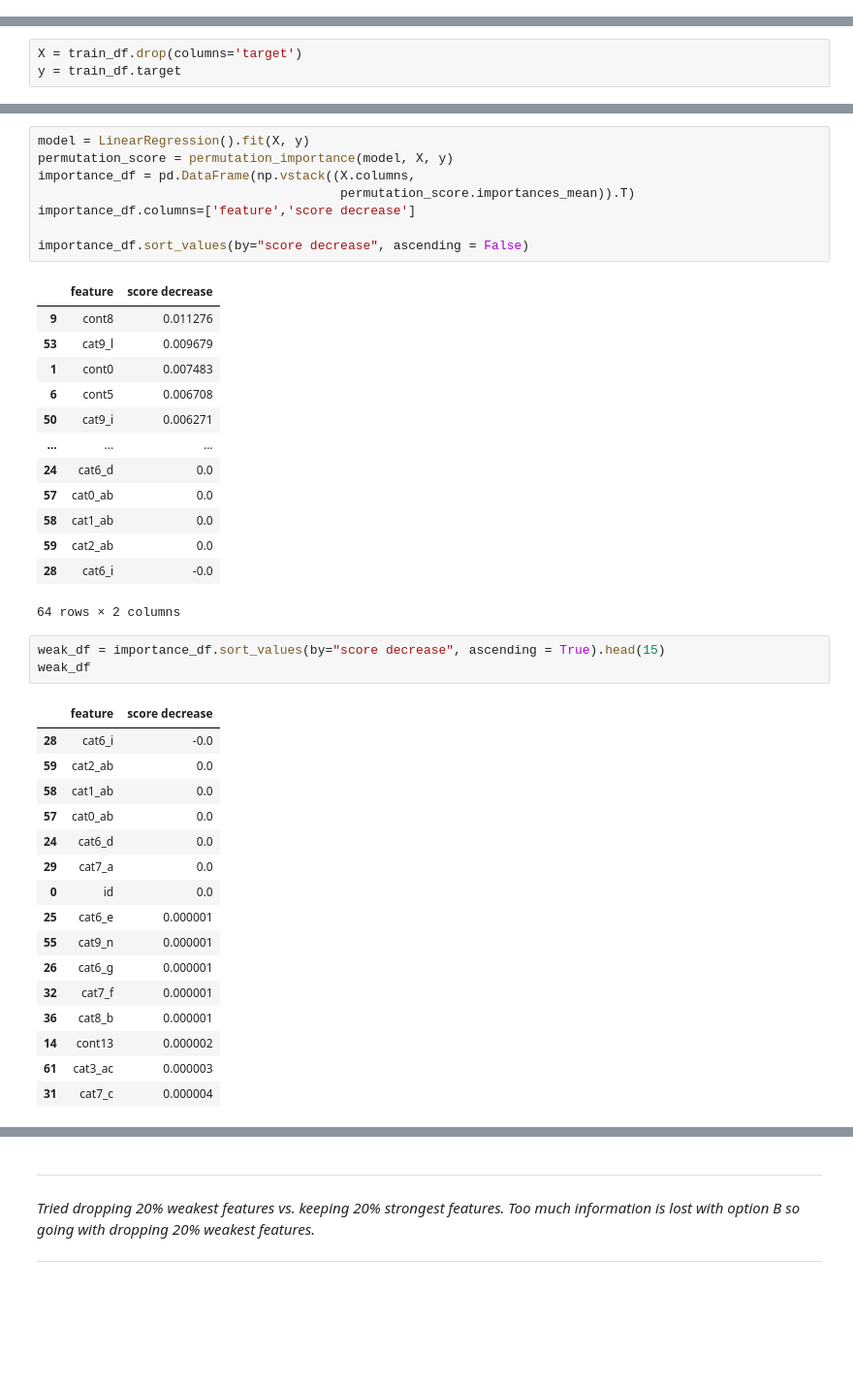
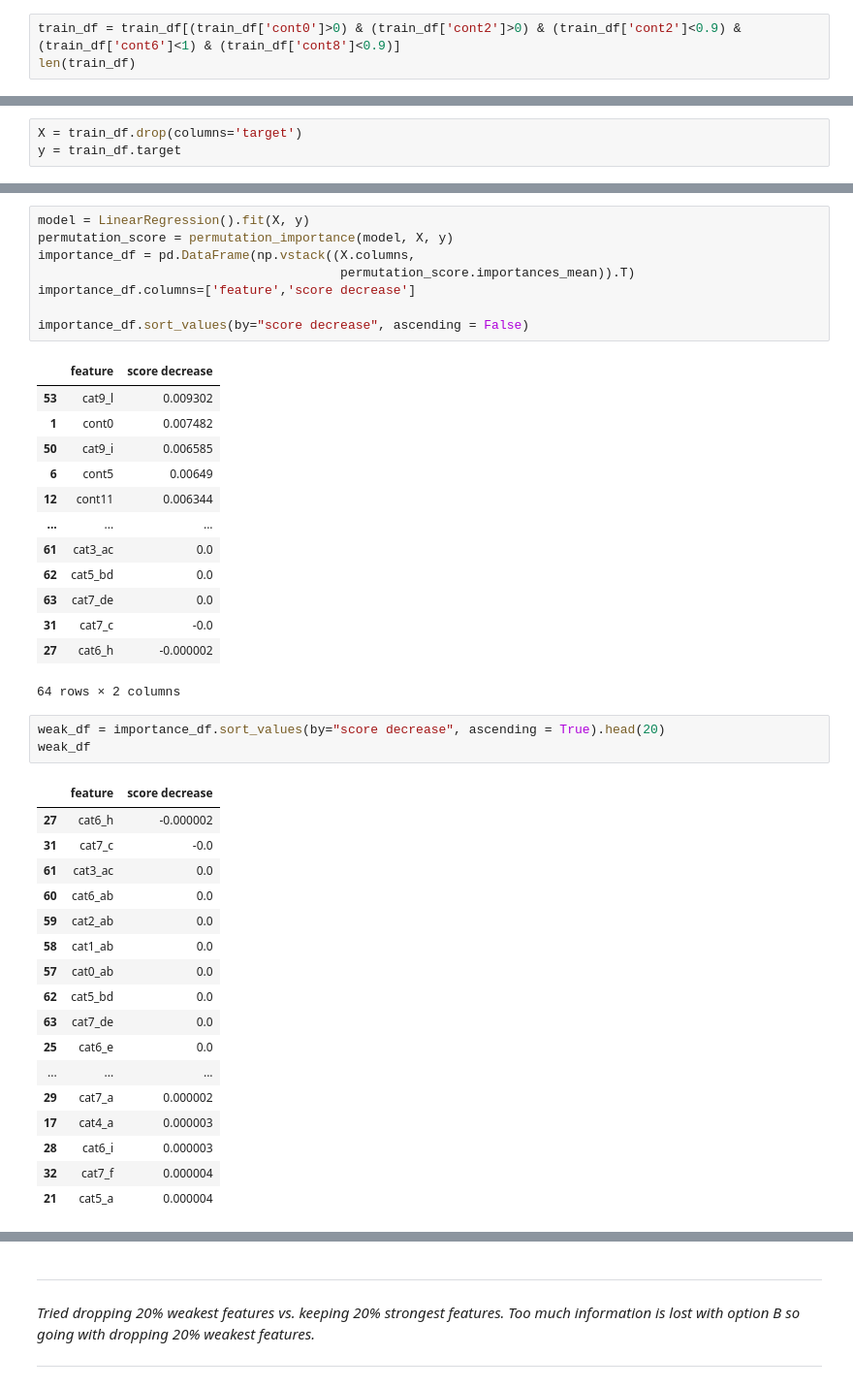
Before and after one commit to ngachago/tabular_comp, a Jupyter notebook: tabular_playground_comp_feb21.ipynb, the cells around one changed output, grey strips where cells are left out. Shown at 97% size. Cells and saved outputs as stored; diff of their text form; blank space fills up the shorter version.

```diff
--- a/tabular_playground_comp_feb21.ipynb
+++ b/tabular_playground_comp_feb21.ipynb
@@ -125,0 +227,3 @@ plt.show()
+# %%
+train_df = train_df[(train_df['cont0']>0) & (train_df['cont2']>0) & (train_df['cont2']<0.9) & (train_df['cont6']<1) & (train_df['cont8']<0.9)]
+len(train_df)
@@ -469,38 +595,39 @@ importance_df.columns=['feature','score decrease']
 importance_df.sort_values(by="score decrease", ascending = False)
 # %% [output]
 |  | feature | score decrease |
-| 9 | cont8 | 0.011276 |
-| 53 | cat9_l | 0.009679 |
-| 1 | cont0 | 0.007483 |
-| 6 | cont5 | 0.006708 |
-| 50 | cat9_i | 0.006271 |
+| 53 | cat9_l | 0.009302 |
+| 1 | cont0 | 0.007482 |
+| 50 | cat9_i | 0.006585 |
+| 6 | cont5 | 0.00649 |
+| 12 | cont11 | 0.006344 |
 | ... | ... | ... |
-| 24 | cat6_d | 0.0 |
-| 57 | cat0_ab | 0.0 |
-| 58 | cat1_ab | 0.0 |
-| 59 | cat2_ab | 0.0 |
-| 28 | cat6_i | -0.0 |
+| 61 | cat3_ac | 0.0 |
+| 62 | cat5_bd | 0.0 |
+| 63 | cat7_de | 0.0 |
+| 31 | cat7_c | -0.0 |
+| 27 | cat6_h | -0.000002 |
 64 rows × 2 columns
 # %%
-weak_df = importance_df.sort_values(by="score decrease", ascending = True).head(15)
+weak_df = importance_df.sort_values(by="score decrease", ascending = True).head(20)
 weak_df
 # %% [output]
 |  | feature | score decrease |
-| 28 | cat6_i | -0.0 |
+| 27 | cat6_h | -0.000002 |
+| 31 | cat7_c | -0.0 |
+| 61 | cat3_ac | 0.0 |
+| 60 | cat6_ab | 0.0 |
 | 59 | cat2_ab | 0.0 |
 | 58 | cat1_ab | 0.0 |
 | 57 | cat0_ab | 0.0 |
-| 24 | cat6_d | 0.0 |
-| 29 | cat7_a | 0.0 |
-| 0 | id | 0.0 |
-| 25 | cat6_e | 0.000001 |
-| 55 | cat9_n | 0.000001 |
-| 26 | cat6_g | 0.000001 |
-| 32 | cat7_f | 0.000001 |
-| 36 | cat8_b | 0.000001 |
-| 14 | cont13 | 0.000002 |
-| 61 | cat3_ac | 0.000003 |
-| 31 | cat7_c | 0.000004 |
+| 62 | cat5_bd | 0.0 |
+| 63 | cat7_de | 0.0 |
+| 25 | cat6_e | 0.0 |
+| ... | ... | ... |
+| 29 | cat7_a | 0.000002 |
+| 17 | cat4_a | 0.000003 |
+| 28 | cat6_i | 0.000003 |
+| 32 | cat7_f | 0.000004 |
+| 21 | cat5_a | 0.000004 |
 # %%
 weak_df.feature.unique()
 # %% [output]
```
Also changed, not shown: parts of 42 cells of this notebook.
